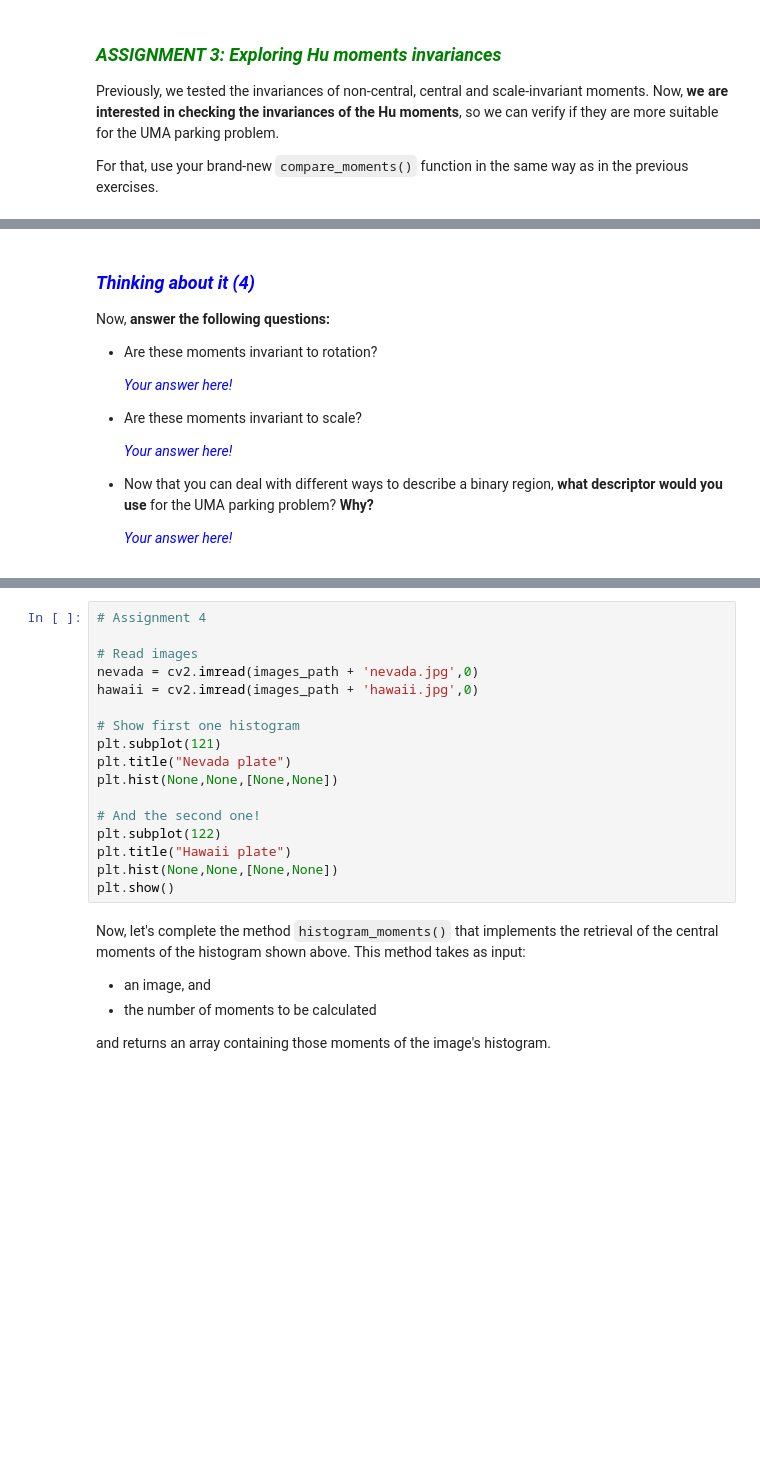
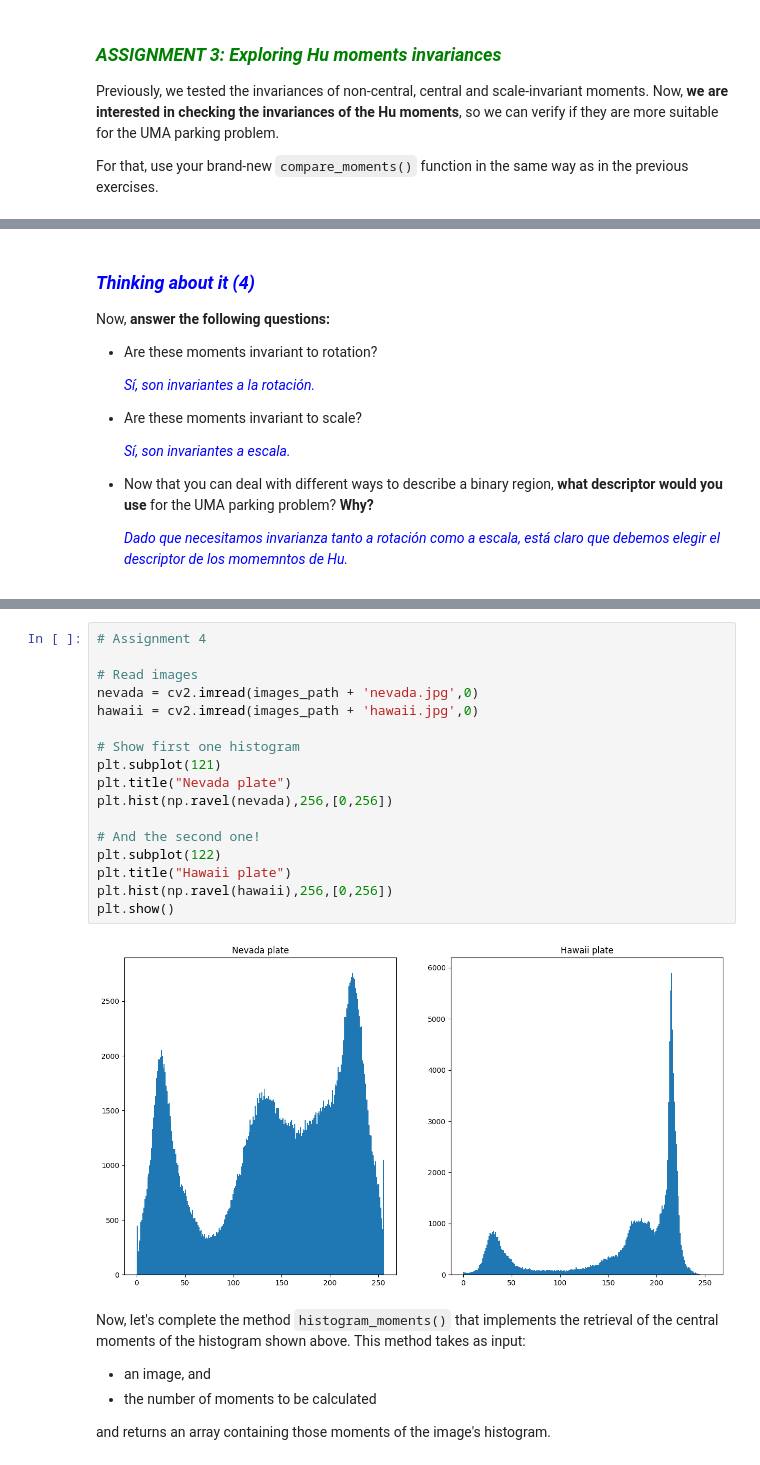
Before and after one commit to projectGeorge/uma_cv_2025, a Jupyter notebook: Chapter 06. Region Description/6.2 Region-content description.ipynb, the cells around one changed output, grey strips where cells are left out. Cells and saved outputs as stored; diff of their text form; blank space fills up the shorter version.

```diff
--- a/Chapter 06. Region Description/6.2 Region-content description.ipynb
+++ b/Chapter 06. Region Description/6.2 Region-content description.ipynb
@@ -430,15 +438,15 @@ Now, **answer the following questions:**
 
 - Are these moments invariant to rotation?
 
-    <p style="margin: 4px 0px 6px 5px; color:blue"><i>Your answer here!</i></p>
+    <p style="margin: 4px 0px 6px 5px; color:blue"><i>Sí, son invariantes a la rotación.</i></p>
 
 - Are these moments invariant to scale?
 
-    <p style="margin: 4px 0px 0px 5px; color:blue"><i>Your answer here!</i></p>
+    <p style="margin: 4px 0px 0px 5px; color:blue"><i>Sí, son invariantes a escala.</i></p>
 
 - Now that you can deal with different ways to describe a binary region, **what descriptor would you use** for the UMA parking problem? **Why?**
 
-    <p style="margin: 4px 0px 0px 5px; color:blue"><i>Your answer here!</i></p>
+    <p style="margin: 4px 0px 0px 5px; color:blue"><i>Dado que necesitamos invarianza tanto a rotación como a escala, está claro que debemos elegir el descriptor de los momemntos de Hu.</i></p>
 # %% [markdown]
 ## 6.2.3 Texture
 
@@ -491,20 +499,22 @@ As we can see, the main difference between them is the texture in the plate back
 # %%
 # Assignment 4
 
 # Read images
 nevada = cv2.imread(images_path + 'nevada.jpg',0)
 hawaii = cv2.imread(images_path + 'hawaii.jpg',0)
 
 # Show first one histogram
 plt.subplot(121)
 plt.title("Nevada plate")
-plt.hist(None,None,[None,None])
+plt.hist(np.ravel(nevada),256,[0,256])
 
 # And the second one!
 plt.subplot(122)
 plt.title("Hawaii plate")
-plt.hist(None,None,[None,None])
+plt.hist(np.ravel(hawaii),256,[0,256])
 plt.show()
+# %% [output]
+[figure, added]
 # %% [markdown]
 Now, let's complete the method `histogram_moments()` that implements the retrieval of the central moments of the histogram shown above. This method takes as input:
 
```
Also changed, not shown: parts of 4 cells of this notebook.
